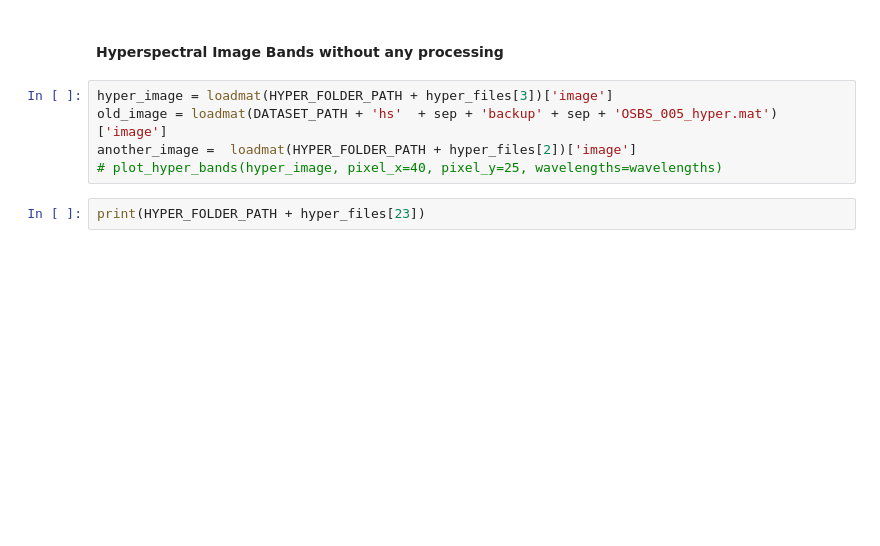
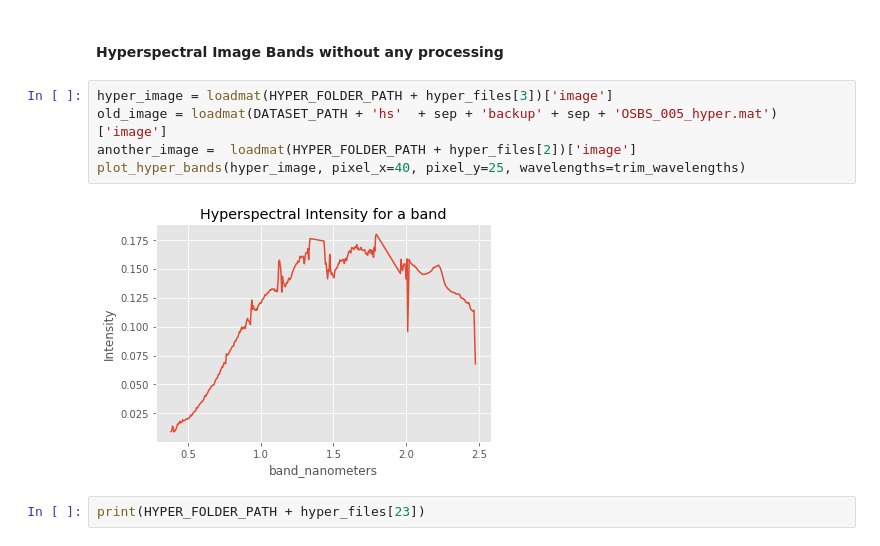
Before and after one commit to rachit-ranjan16/CrownSeg, a Jupyter notebook: Segmentation through Clustering.ipynb, the cells around one changed output. Saved outputs shown, nothing was run; the diff lists cells and outputs as text; blank space fills up the shorter version.

```diff
--- a/Segmentation through Clustering.ipynb
+++ b/Segmentation through Clustering.ipynb
@@ -68,8 +86,10 @@ def plot_hyper_bands(im, pixel_x, pixel_y, wavelengths=trim_wavelengths):
 # %%
 hyper_image = loadmat(HYPER_FOLDER_PATH + hyper_files[3])['image']
 old_image = loadmat(DATASET_PATH + 'hs'  + sep + 'backup' + sep + 'OSBS_005_hyper.mat')['image']
 another_image =  loadmat(HYPER_FOLDER_PATH + hyper_files[2])['image']
-# plot_hyper_bands(hyper_image, pixel_x=40, pixel_y=25, wavelengths=wavelengths)
+plot_hyper_bands(hyper_image, pixel_x=40, pixel_y=25, wavelengths=trim_wavelengths)
+# %% [output]
+[figure, added]
 # %%
 print(HYPER_FOLDER_PATH + hyper_files[23])
 # %% [output]
```
Also changed, not shown: parts of 21 cells of this notebook.
